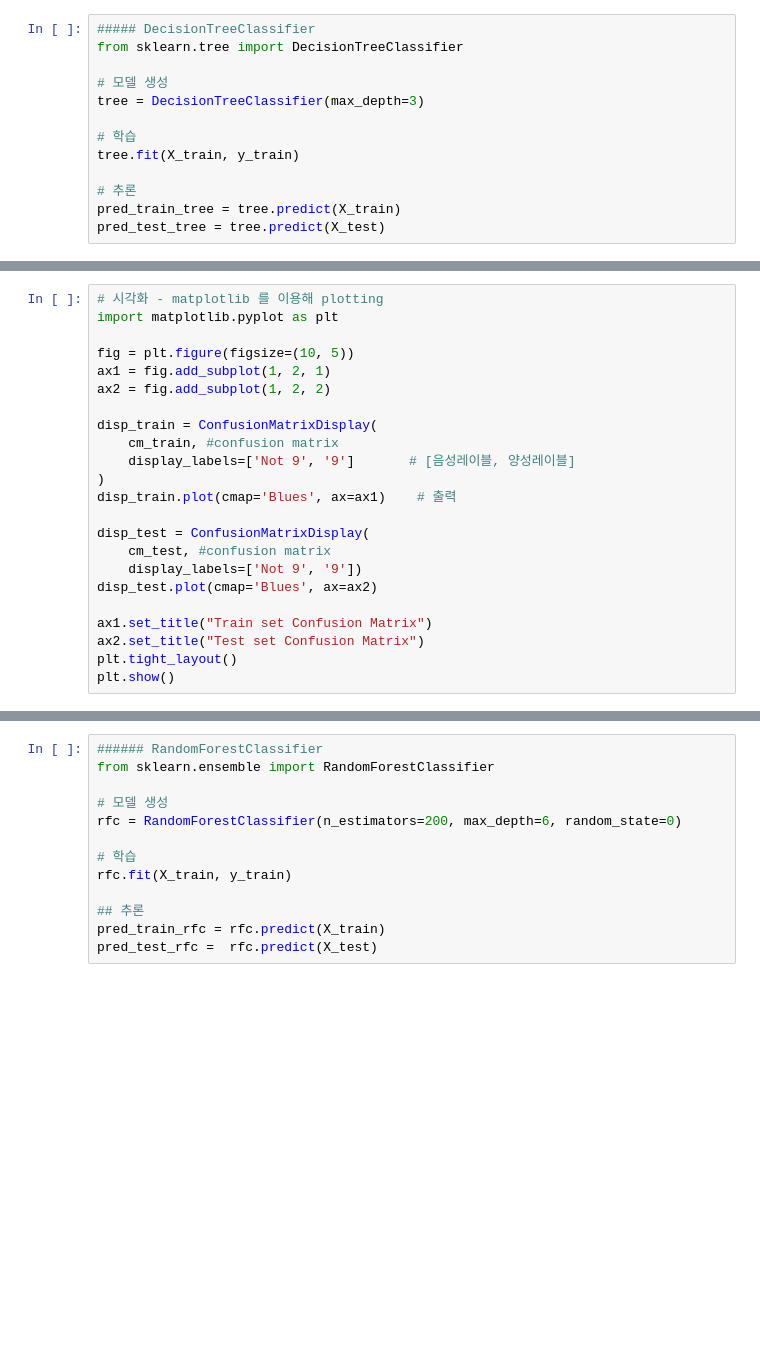
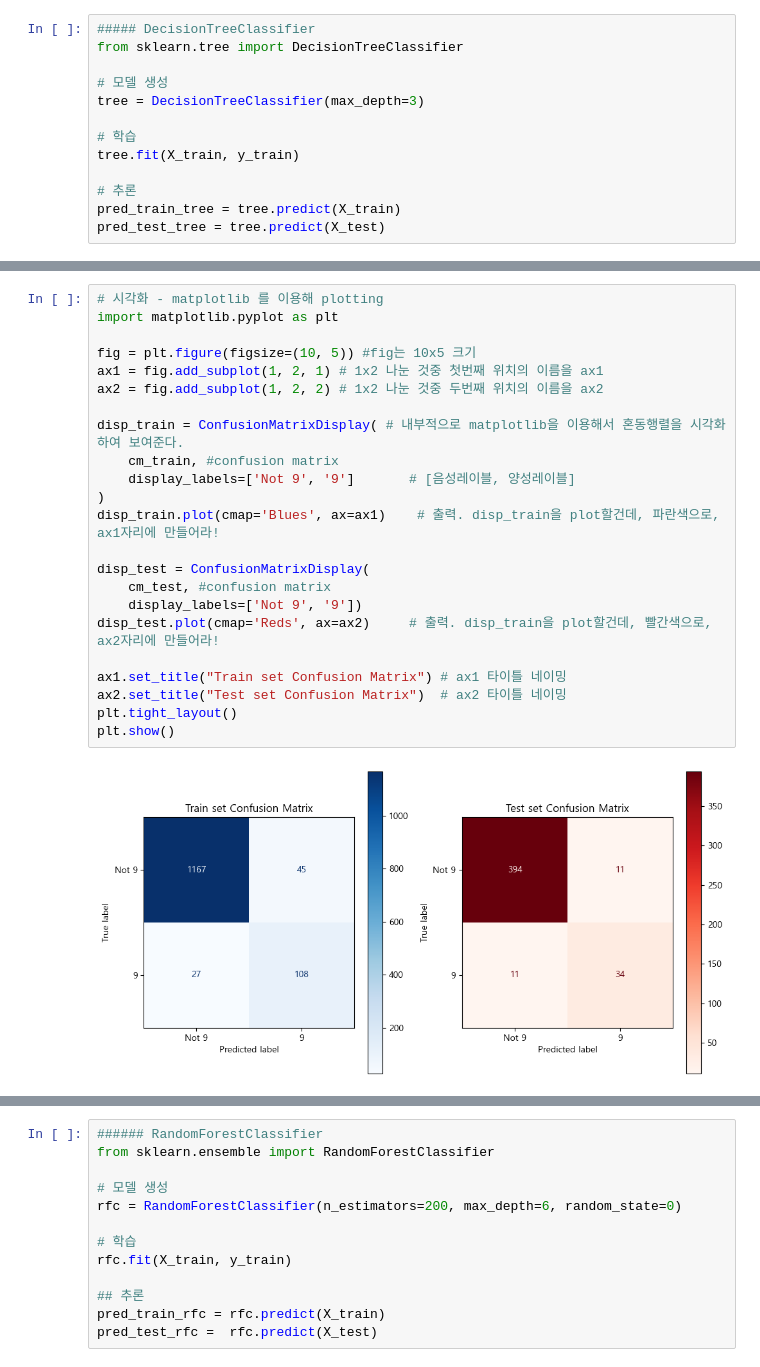
Before and after one commit to NGGW519/SKN13_mysrc, a Jupyter notebook: 08_머신러닝/05_평가지표.ipynb, the cells around one changed output, grey strips where cells are left out. Cells and saved outputs as stored; diff of their text form; blank space fills up the shorter version.

```diff
--- a/08_머신러닝/05_평가지표.ipynb
+++ b/08_머신러닝/05_평가지표.ipynb
@@ -245,24 +359,26 @@ print(f"test set\n{cm_test}")
 # %%
 # 시각화 - matplotlib 를 이용해 plotting
 import matplotlib.pyplot as plt
 
-fig = plt.figure(figsize=(10, 5))
-ax1 = fig.add_subplot(1, 2, 1)
-ax2 = fig.add_subplot(1, 2, 2)
+fig = plt.figure(figsize=(10, 5)) #fig는 10x5 크기
+ax1 = fig.add_subplot(1, 2, 1) # 1x2 나눈 것중 첫번째 위치의 이름을 ax1
+ax2 = fig.add_subplot(1, 2, 2) # 1x2 나눈 것중 두번째 위치의 이름을 ax2
 
-disp_train = ConfusionMatrixDisplay(
+disp_train = ConfusionMatrixDisplay( # 내부적으로 matplotlib을 이용해서 혼동행렬을 시각화하여 보여준다.
     cm_train, #confusion matrix
     display_labels=['Not 9', '9']       # [음성레이블, 양성레이블]
 )
-disp_train.plot(cmap='Blues', ax=ax1)    # 출력
+disp_train.plot(cmap='Blues', ax=ax1)    # 출력. disp_train을 plot할건데, 파란색으로, ax1자리에 만들어라!
 
 disp_test = ConfusionMatrixDisplay(
     cm_test, #confusion matrix
     display_labels=['Not 9', '9'])
-disp_test.plot(cmap='Blues', ax=ax2)
+disp_test.plot(cmap='Reds', ax=ax2)     # 출력. disp_train을 plot할건데, 빨간색으로, ax2자리에 만들어라!
 
-ax1.set_title("Train set Confusion Matrix")
-ax2.set_title("Test set Confusion Matrix")
+ax1.set_title("Train set Confusion Matrix") # ax1 타이틀 네이밍
+ax2.set_title("Test set Confusion Matrix")  # ax2 타이틀 네이밍
 plt.tight_layout()
 plt.show()
+# %% [output]
+[figure, added]
 # %%
```
Also changed, not shown: parts of 90 cells of this notebook, 6 other files.
